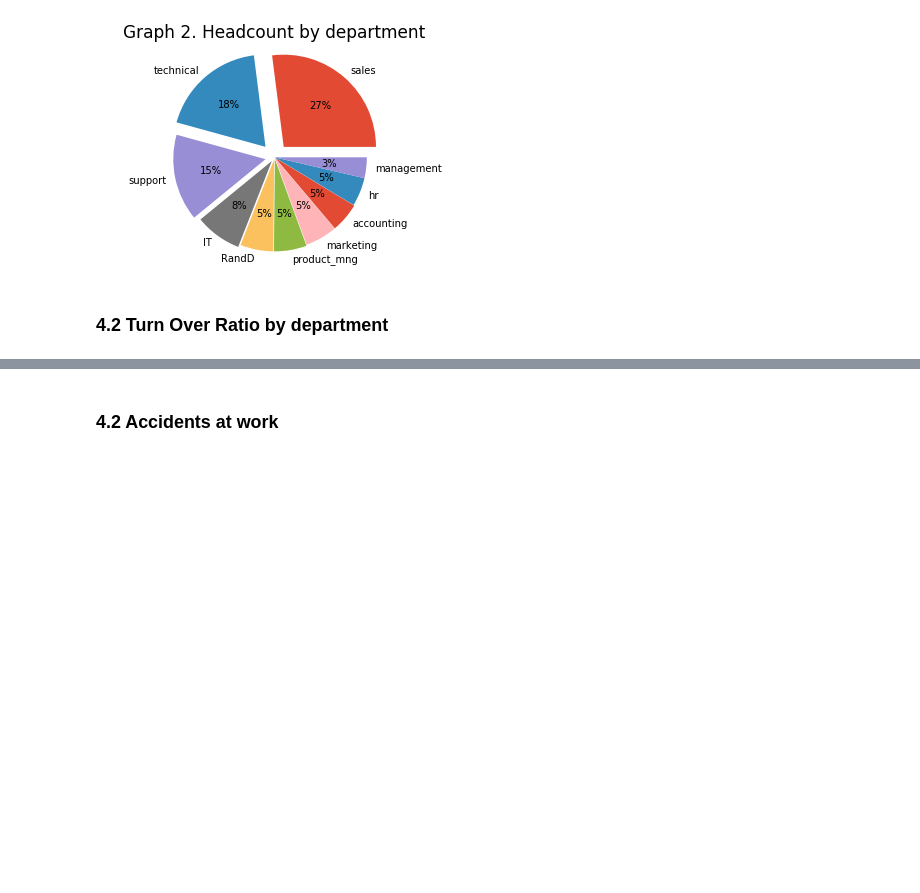
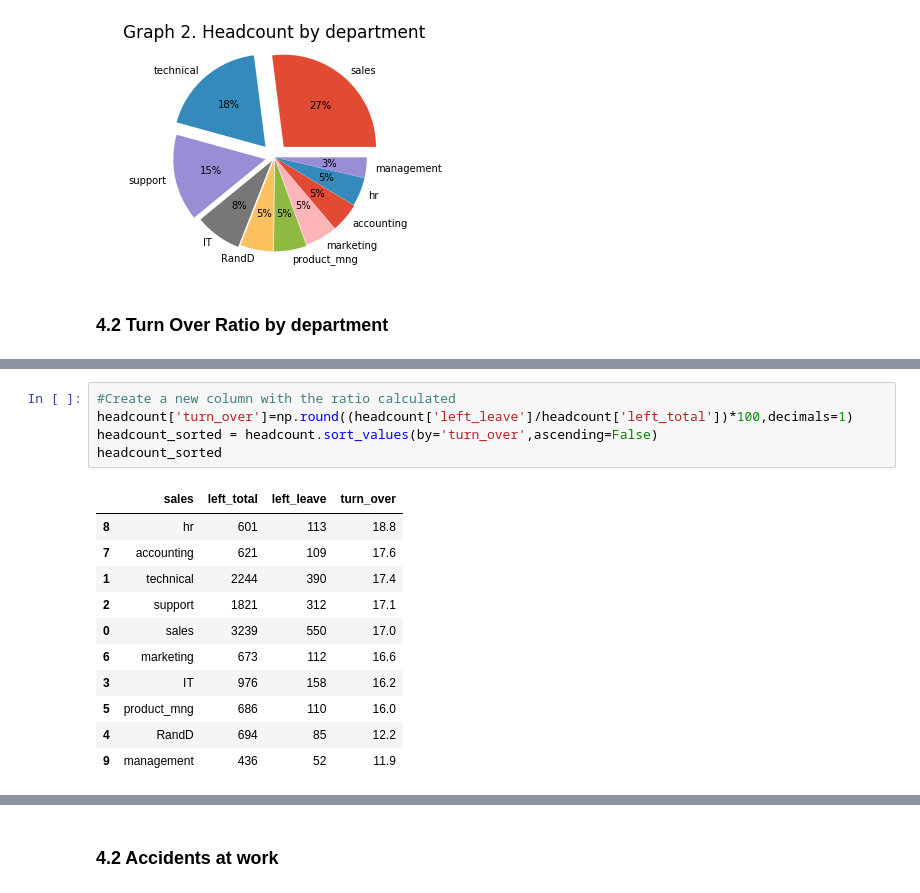
Before and after one commit to MariaGamero/TFM-ReasonsforEmployeeTurnover, a Jupyter notebook: Employee_retention.ipynb, the cells around one changed output, grey strips where cells are left out. Drawn from its saved outputs; the diff is of its cells as text; blank space fills up the shorter version.

```diff
--- a/Employee_retention.ipynb
+++ b/Employee_retention.ipynb
@@ -246,0 +290,17 @@ plt.show()
+# %%
+#Create a new column with the ratio calculated
+headcount['turn_over']=np.round((headcount['left_leave']/headcount['left_total'])*100,decimals=1)
+headcount_sorted = headcount.sort_values(by='turn_over',ascending=False)
+headcount_sorted
+# %% [output]
+|  | sales | left_total | left_leave | turn_over |
+| 8 | hr | 601 | 113 | 18.8 |
+| 7 | accounting | 621 | 109 | 17.6 |
+| 1 | technical | 2244 | 390 | 17.4 |
+| 2 | support | 1821 | 312 | 17.1 |
+| 0 | sales | 3239 | 550 | 17.0 |
+| 6 | marketing | 673 | 112 | 16.6 |
+| 3 | IT | 976 | 158 | 16.2 |
+| 5 | product_mng | 686 | 110 | 16.0 |
+| 4 | RandD | 694 | 85 | 12.2 |
+| 9 | management | 436 | 52 | 11.9 |
```
Also changed, not shown: parts of 16 cells of this notebook.
